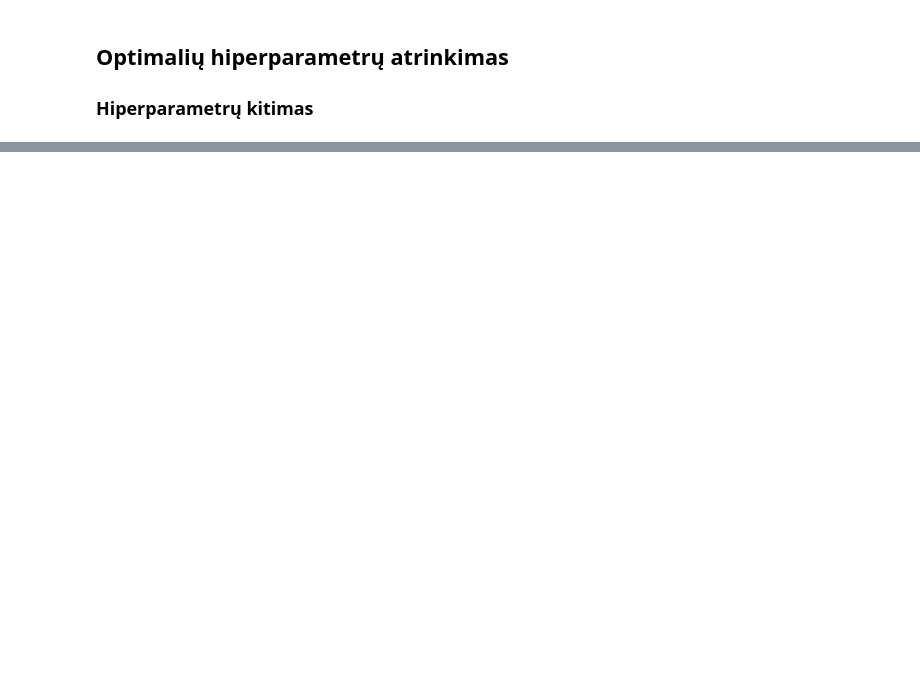
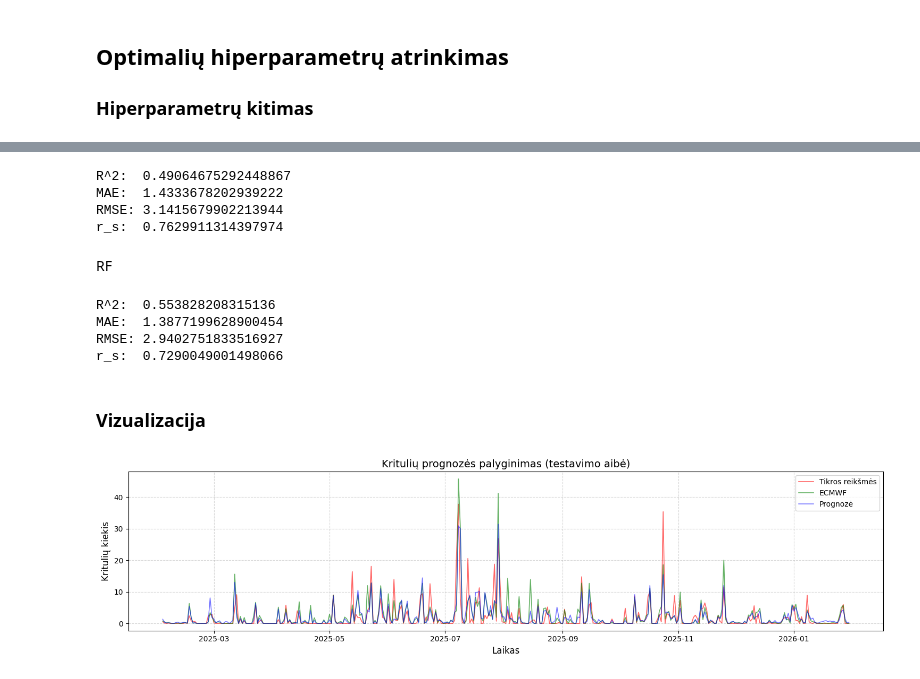
Before and after one commit to rugcer04/Duomenu_mokslo_projektas, a Jupyter notebook: code/python/Models/Random_Forest_new_version.ipynb, the cells around one changed output, grey strips where cells are left out. Cells and saved outputs as stored; diff of their text form; code cells hidden in the pictures; blank space fills up the shorter version.

```diff
--- a/code/python/Models/Random_Forest_new_version.ipynb
+++ b/code/python/Models/Random_Forest_new_version.ipynb
@@ -470,0 +519,38 @@ dtype: float64
+# %%
+metrics_fun(y_test, X_test['tp'])
+# %% [output]
+R^2:  0.49064675292448867
+MAE:  1.4333678202939222
+RMSE: 3.1415679902213944
+r_s:  0.7629911314397974
+# %% [markdown]
+RF
+# %%
+best_pred_test = rf_default.predict(X_test)
+metrics_fun(y_test, best_pred_test)
+# %% [output]
+R^2:  0.553828208315136
+MAE:  1.3877199628900454
+RMSE: 2.9402751833516927
+r_s:  0.7290049001498066
+# %% [markdown]
+### Vizualizacija
+# %%
+plot_test_df = test.loc[y_test.index, ['observationTime', 'target_precipitation', 'tp']].copy()
+plot_test_df['prediction'] = best_pred_test
+plot_test_df = plot_test_df.sort_values('observationTime')
+# %%
+fig, ax1 = plt.subplots(figsize=(15, 4))
+ax1.plot(plot_test_df['observationTime'], plot_test_df['target_precipitation'], label='Tikros reikšmės', color='red', linewidth=1.2, alpha=0.6)
+ax1.plot(plot_test_df['observationTime'], plot_test_df['tp'], label='ECMWF', color='green', linewidth=1.2, alpha=0.6)
+ax1.plot(plot_test_df['observationTime'], plot_test_df['prediction'], label='Prognozė', color='blue', linewidth=1.1, alpha=0.55)
+ax1.legend(loc='upper right', fontsize=10, frameon=True)
+ax1.set_title("Kritulių prognozės palyginimas (testavimo aibė)", fontsize=14)
+ax1.set_xlabel("Laikas", fontsize=12)
+ax1.set_ylabel("Kritulių kiekis", fontsize=12)
+ax1.grid(True, linestyle='--', alpha=0.5)
+
+fig.tight_layout()
+plt.show()
+# %% [output]
+[figure, added]
```
Also changed, not shown: parts of 30 cells of this notebook, 1 other file.
